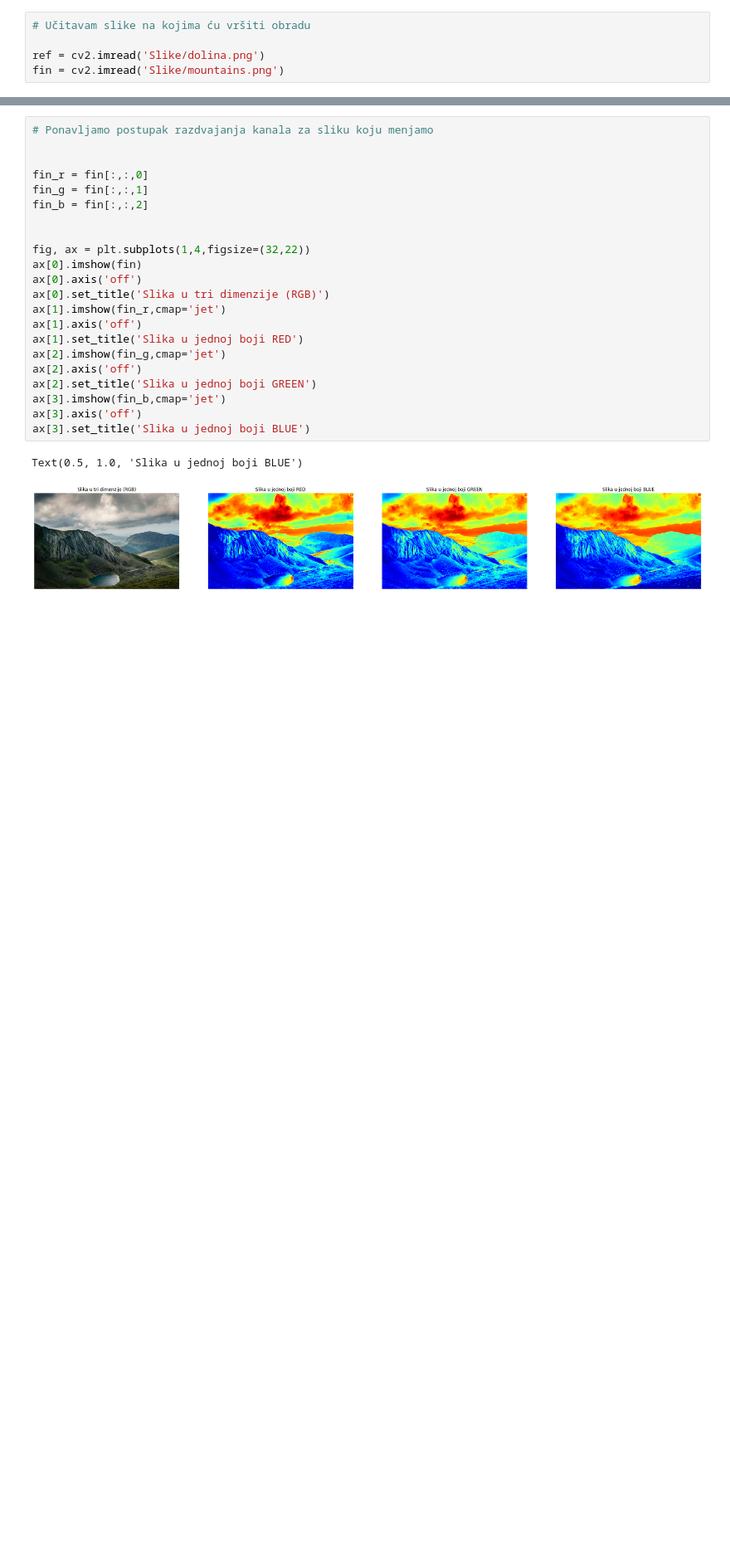
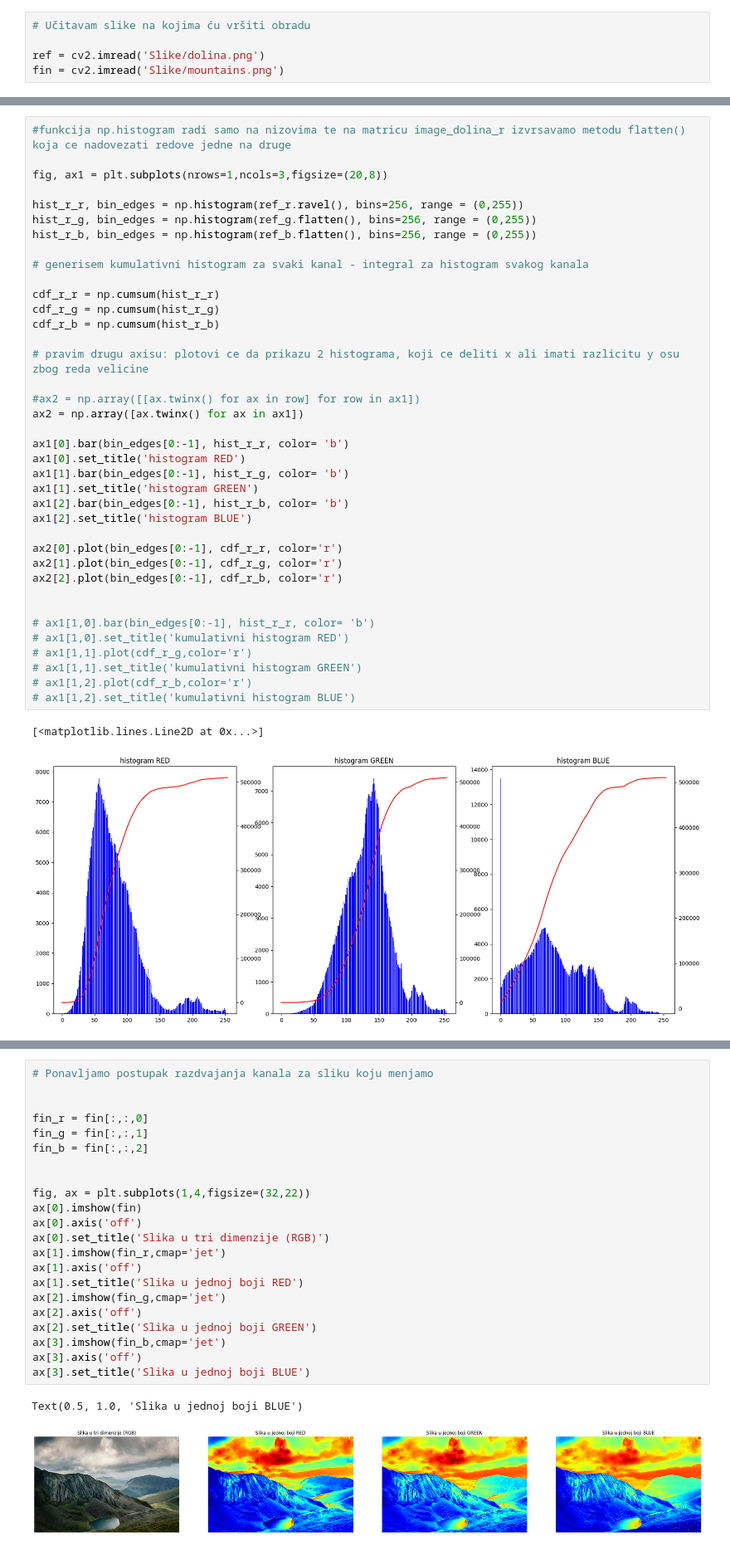
Before and after one commit to janamitrovic1/Promena-palete-scene, a Jupyter notebook: promena_paleta_scene.ipynb, the cells around one changed output, grey strips where cells are left out. Shown at 83% size. Cells and saved outputs as stored; diff of their text form; blank space fills up the shorter version.

```diff
--- a/promena_paleta_scene.ipynb
+++ b/promena_paleta_scene.ipynb
@@ -21 +51,42 @@ fin = cv2.cvtColor(fin,cv2.COLOR_BGR2RGB)
+# %%
+#funkcija np.histogram radi samo na nizovima te na matricu image_dolina_r izvrsavamo metodu flatten() koja ce nadovezati redove jedne na druge
+
+fig, ax1 = plt.subplots(nrows=1,ncols=3,figsize=(20,8))
+
+hist_r_r, bin_edges = np.histogram(ref_r.ravel(), bins=256, range = (0,255))
+hist_r_g, bin_edges = np.histogram(ref_g.flatten(), bins=256, range = (0,255))
+hist_r_b, bin_edges = np.histogram(ref_b.flatten(), bins=256, range = (0,255))
+
+# generisem kumulativni histogram za svaki kanal - integral za histogram svakog kanala
+
+cdf_r_r = np.cumsum(hist_r_r)
+cdf_r_g = np.cumsum(hist_r_g)
+cdf_r_b = np.cumsum(hist_r_b)
+
+# pravim drugu axisu: plotovi ce da prikazu 2 histograma, koji ce deliti x ali imati razlicitu y osu zbog reda velicine
+
+#ax2 = np.array([[ax.twinx() for ax in row] for row in ax1])
+ax2 = np.array([ax.twinx() for ax in ax1])
+
+ax1[0].bar(bin_edges[0:-1], hist_r_r, color= 'b')
+ax1[0].set_title('histogram RED')
+ax1[1].bar(bin_edges[0:-1], hist_r_g, color= 'b')
+ax1[1].set_title('histogram GREEN')
+ax1[2].bar(bin_edges[0:-1], hist_r_b, color= 'b')
+ax1[2].set_title('histogram BLUE')
+
+ax2[0].plot(bin_edges[0:-1], cdf_r_r, color='r')
+ax2[1].plot(bin_edges[0:-1], cdf_r_g, color='r')
+ax2[2].plot(bin_edges[0:-1], cdf_r_b, color='r')
+
+
+# ax1[1,0].bar(bin_edges[0:-1], hist_r_r, color= 'b')
+# ax1[1,0].set_title('kumulativni histogram RED')
+# ax1[1,1].plot(cdf_r_g,color='r')
+# ax1[1,1].set_title('kumulativni histogram GREEN')
+# ax1[1,2].plot(cdf_r_b,color='r')
+# ax1[1,2].set_title('kumulativni histogram BLUE')
+# %% [output]
+[<matplotlib.lines.Line2D at 0x...>]
+[figure, added]
 # %% [markdown]
```
Also changed, not shown: parts of 15 cells of this notebook, 1 other file.
